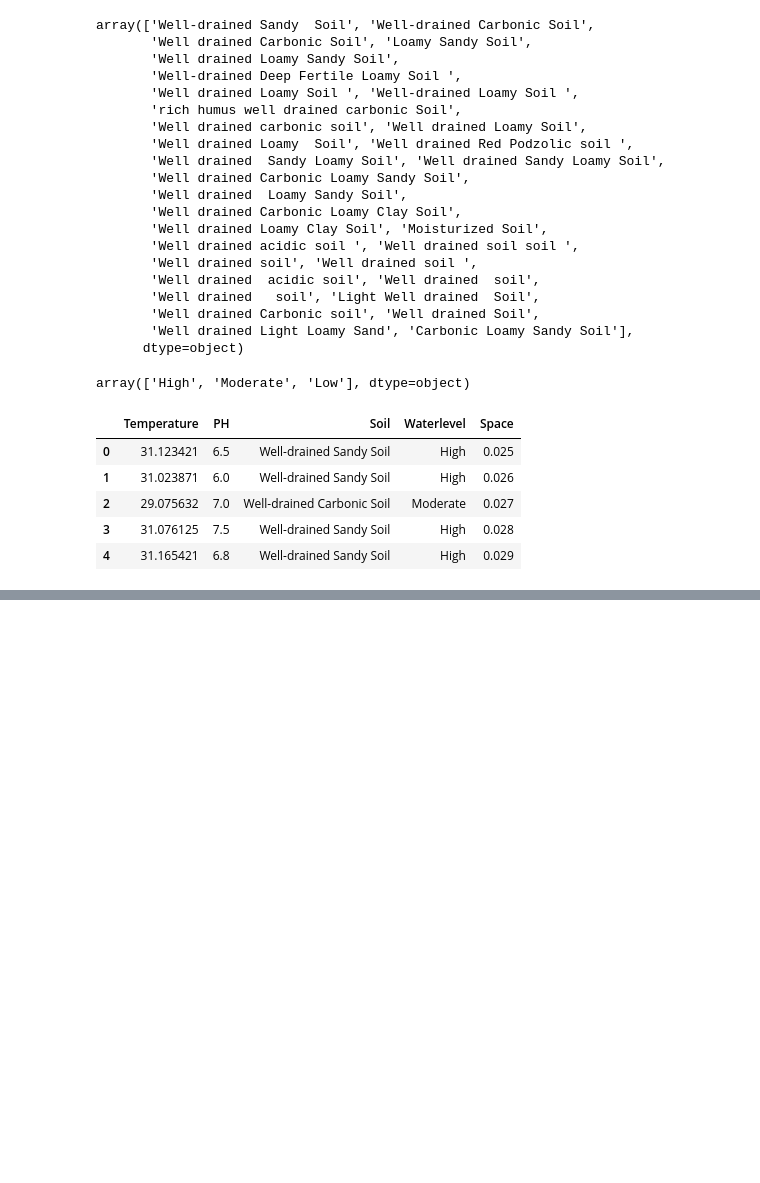
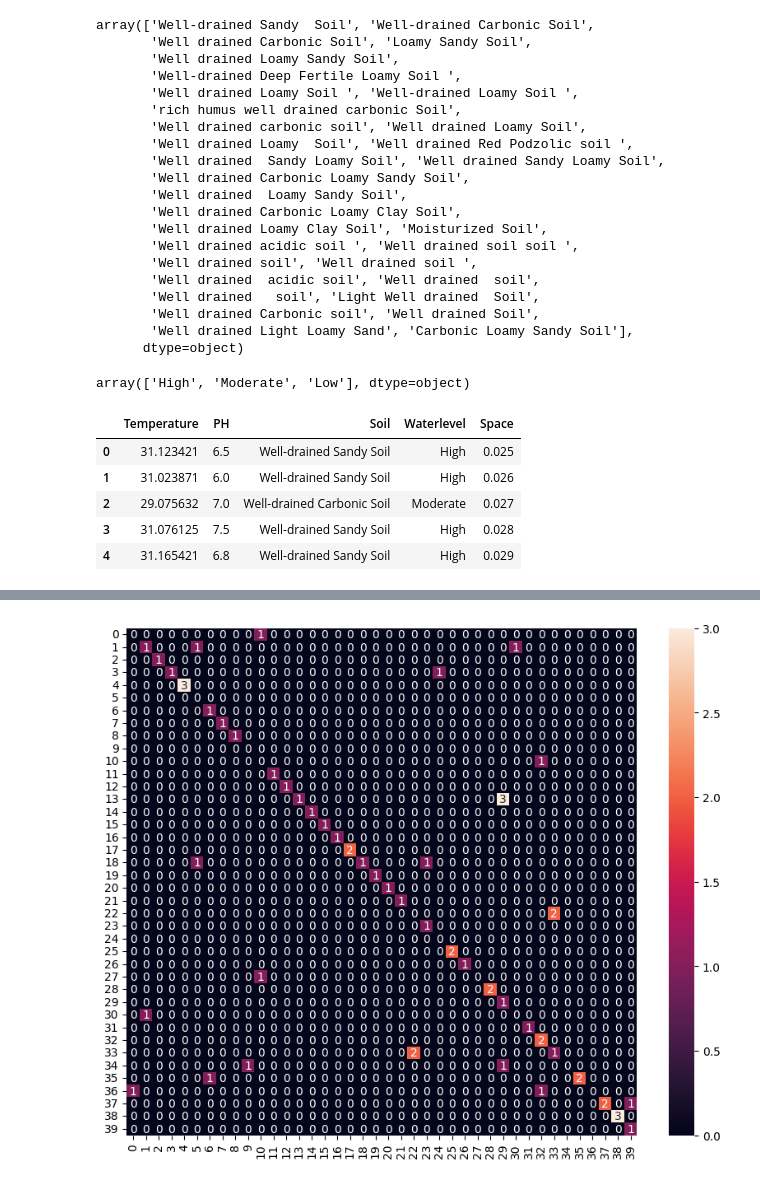
Before and after one commit to deepakkrish212/newyork-gardens, a Jupyter notebook: data-wrangling/house_crops_pipeline.ipynb, the cells around one changed output, grey strips where cells are left out. Saved outputs shown, nothing was run; the diff lists cells and outputs as text; code cells hidden in the pictures; blank space fills up the shorter version.

```diff
--- a/data-wrangling/house_crops_pipeline.ipynb
+++ b/data-wrangling/house_crops_pipeline.ipynb
@@ -100,0 +199,3 @@ df_features.head()
+# %%
+#Setup a knn classifier with k neighbors = 1 from the above graph
+knn = KNeighborsClassifier(n_neighbors=1)
@@ -100,0 +212,4 @@ df_features.head()
+# %%
+# Plot the confusion matrix
+y_pred = knn.predict(X_test)
+confusion_matrix(y_test, y_pred)
@@ -100,0 +246,7 @@ df_features.head()
+# %%
+# Plot the confusion matrix
+plt.figure(figsize=(10, 8))
+sns.heatmap(confusion_matrix(y_test, y_pred), annot=True, fmt='d')
+plt.savefig('../images/confusion_matrix.png')
+# %% [output]
+[figure, added]
```
Also changed, not shown: parts of 35 cells of this notebook.
